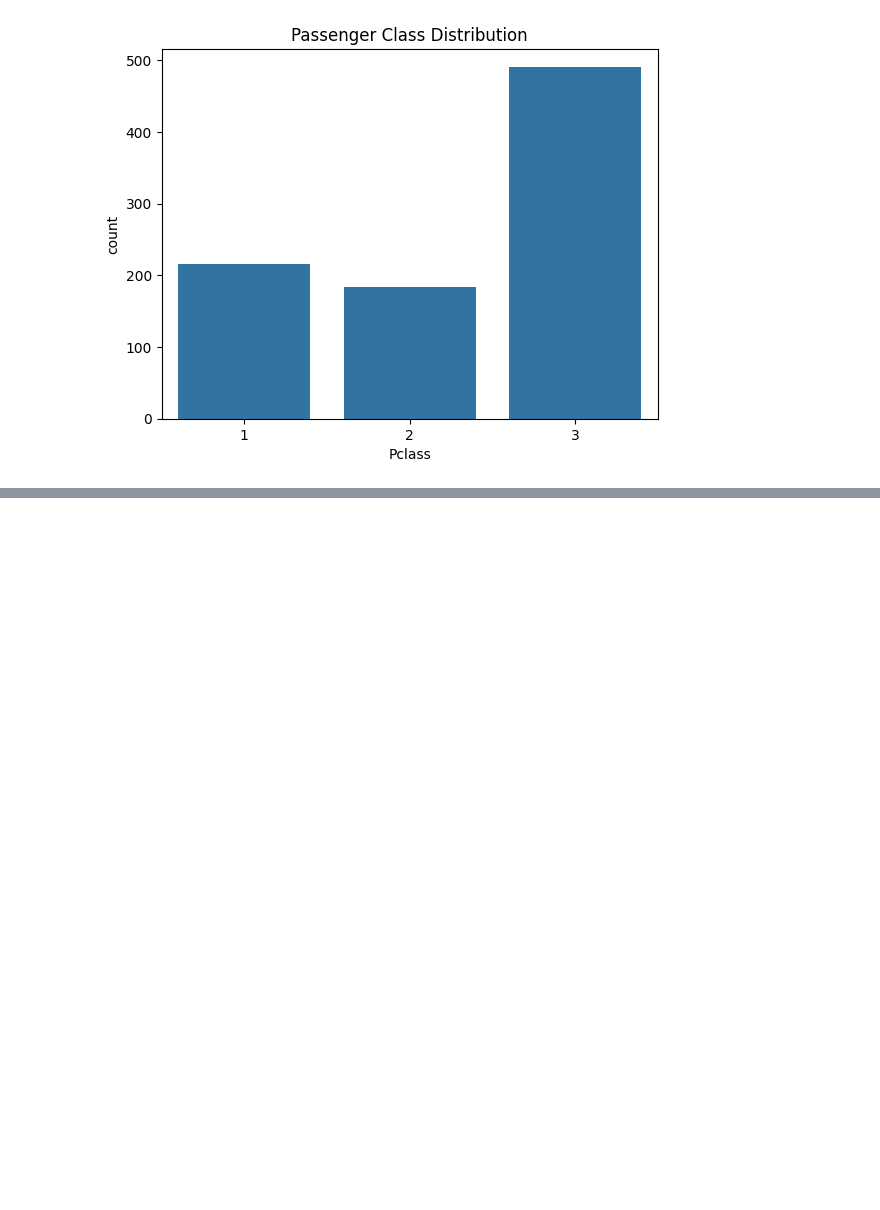
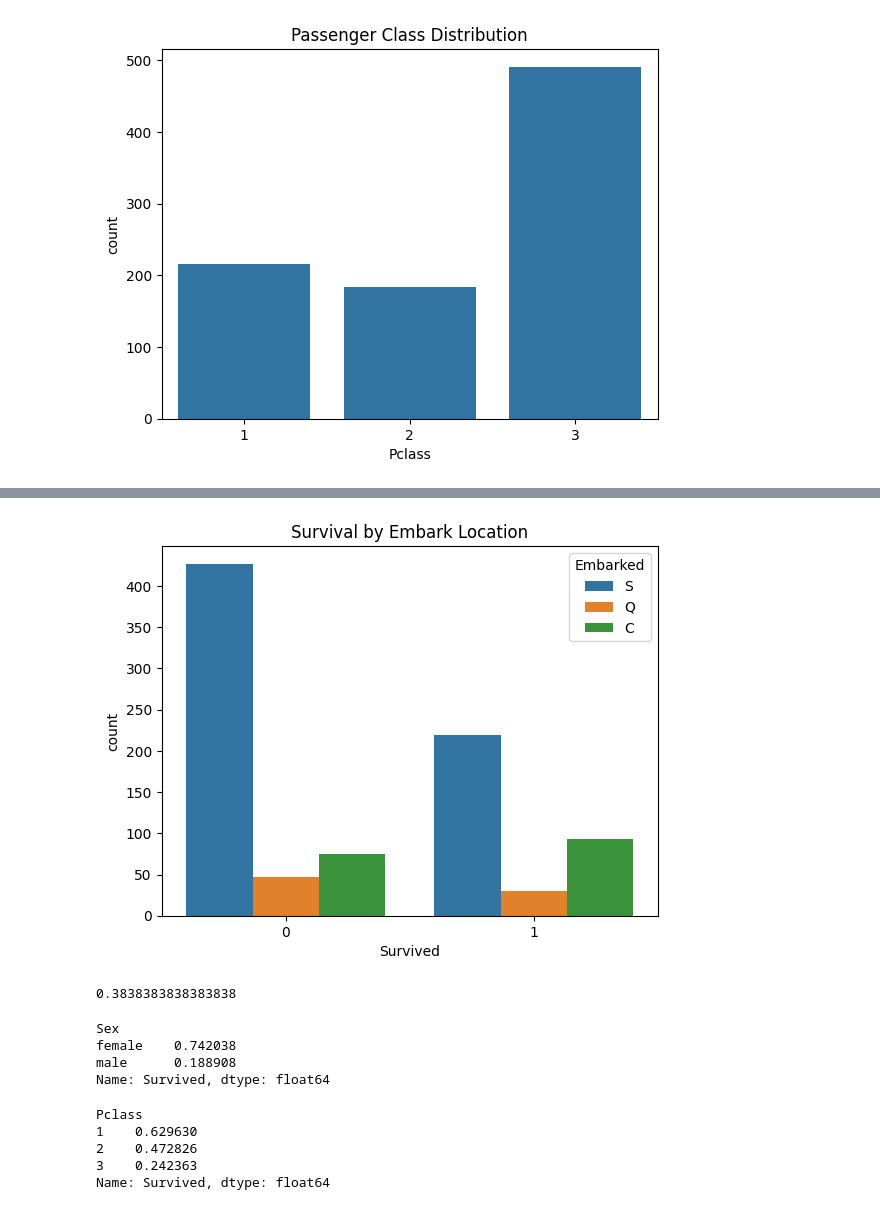
Before and after one commit to Rethabile012/HexSoftwares_Titanic_EDA, a Jupyter notebook: titanic_eda.ipynb, the cells around one changed output, grey strips where cells are left out. Saved outputs shown, nothing was run; the diff lists cells and outputs as text; code cells hidden in the pictures; blank space fills up the shorter version.

```diff
--- a/titanic_eda.ipynb
+++ b/titanic_eda.ipynb
@@ -108,0 +128,28 @@ plt.show()
+# %%
+sns.countplot(x="Survived", hue="Embarked", data=df)
+plt.title("Survival by Embark Location")
+plt.show()
+# %% [output]
+[figure, added]
+# %%
+df["Survived"].mean()
+# Survival rate overall
+# %% [output]
+0.3838383838383838
+# %%
+df.groupby("Sex")["Survived"].mean().sort_values(ascending=False)
+# Survival rate by gender
+# %% [output]
+Sex
+female    0.742038
+male      0.188908
+Name: Survived, dtype: float64
+# %%
+df.groupby("Pclass")["Survived"].mean().sort_values(ascending=False)
+# Survival rate by class
+# %% [output]
+Pclass
+1    0.629630
+2    0.472826
+3    0.242363
+Name: Survived, dtype: float64
```
Also changed, not shown: parts of 5 cells of this notebook.
